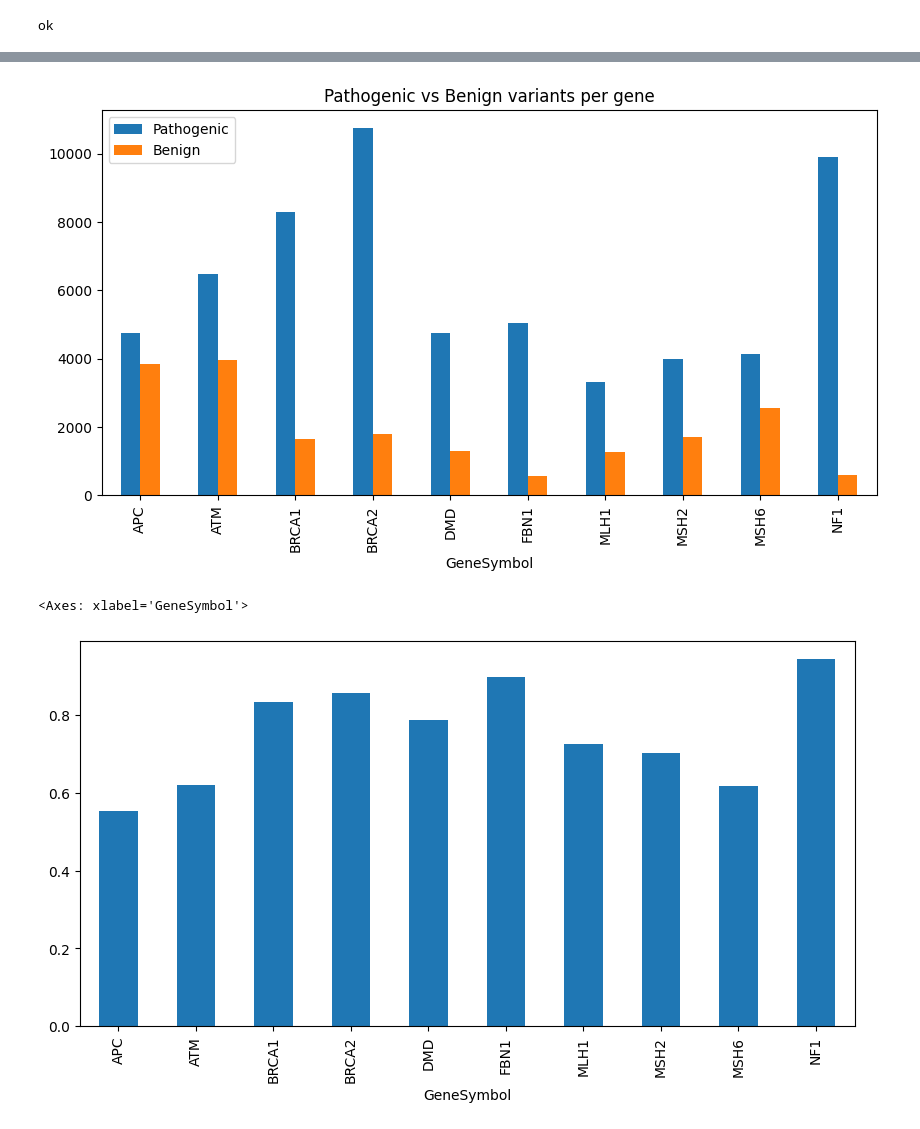
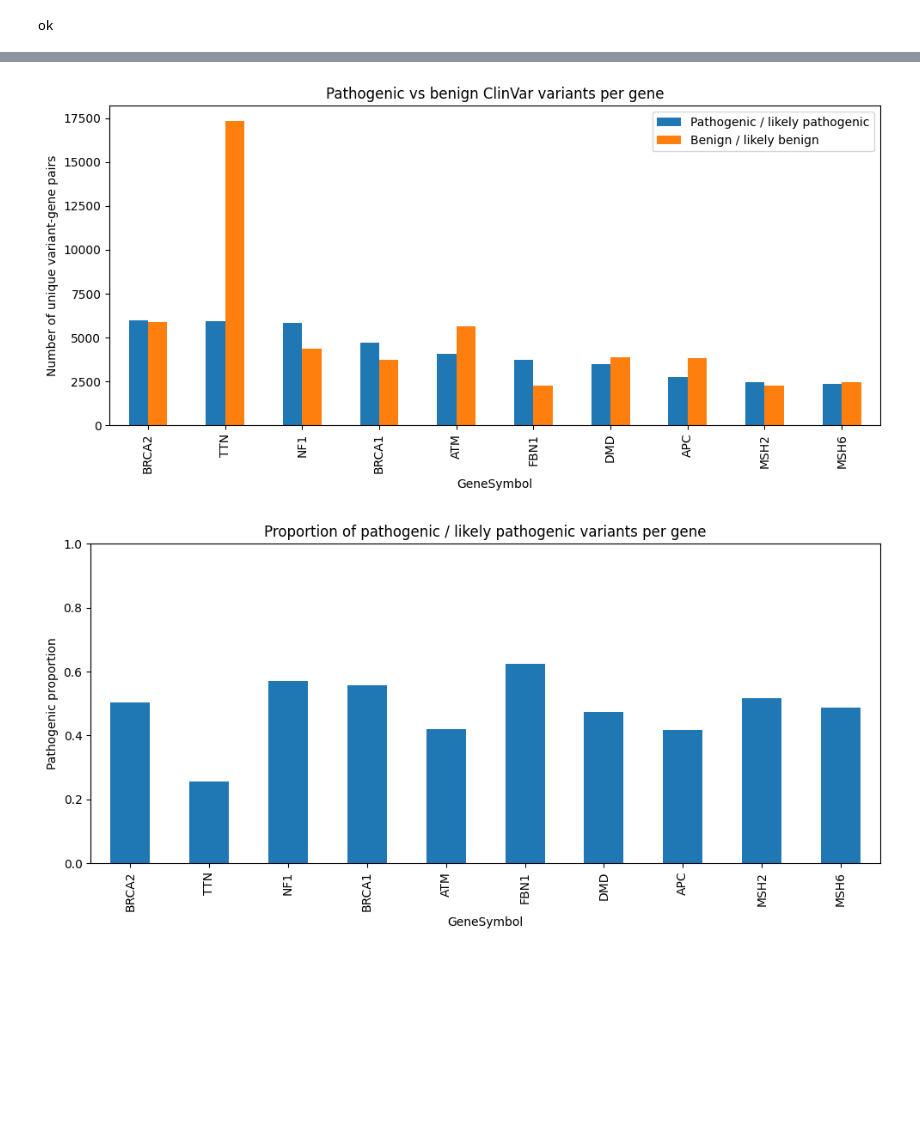
Before and after one commit to JukkaMK/clinvar-pathogenicity-analysis, a Jupyter notebook: notebook/01_pathogenicity_analysis.ipynb, the cells around one changed output, grey strips where cells are left out. Saved outputs shown, nothing was run; the diff lists cells and outputs as text; code cells hidden in the pictures; blank space fills up the shorter version.

Commit message:
Clean ClinVar classification and remove duplicate variant-gene pairs

```diff
--- a/notebook/01_pathogenicity_analysis.ipynb
+++ b/notebook/01_pathogenicity_analysis.ipynb
@@ -44,6 +87,17 @@ Benign: 554593
 # %%
-pathogenic_genes = pathogenic["GeneSymbol"].value_counts().head(10)
-benign_genes = benign["GeneSymbol"].value_counts().head(10)
+pathogenic_genes = (
+    pathogenic_clean["GeneSymbol"]
+    .dropna()
+    .value_counts()
+    .head(10)
+)
+
+benign_genes = (
+    benign_clean["GeneSymbol"]
+    .dropna()
+    .value_counts()
+    .head(10)
+)
 
 pathogenic_genes
 # %% [output]
@@ -89,24 +129,53 @@ Name: count, dtype: float64
 # %%
+import pandas as pd
 import matplotlib.pyplot as plt
 
 top_genes = pathogenic_genes.head(10).index
 
-path_counts = pathogenic[pathogenic["GeneSymbol"].isin(top_genes)]["GeneSymbol"].value_counts()
-benign_counts = benign[benign["GeneSymbol"].isin(top_genes)]["GeneSymbol"].value_counts()
+path_counts = (
+    pathogenic_clean[
+        pathogenic_clean["GeneSymbol"].isin(top_genes)
+    ]["GeneSymbol"]
+    .value_counts()
+)
+
+benign_counts = (
+    benign_clean[
+        benign_clean["GeneSymbol"].isin(top_genes)
+    ]["GeneSymbol"]
+    .value_counts()
+)
 
 df_compare = pd.DataFrame({
-    "Pathogenic": path_counts,
-    "Benign": benign_counts
-}).fillna(0)
+    "Pathogenic / likely pathogenic": path_counts,
+    "Benign / likely benign": benign_counts
+}).reindex(top_genes).fillna(0)
 
-df_compare.plot(kind="bar", figsize=(10,5))
-plt.title("Pathogenic vs Benign variants per gene")
+df_compare.plot(kind="bar", figsize=(10, 5))
+plt.title("Pathogenic vs benign ClinVar variants per gene")
+plt.ylabel("Number of unique variant-gene pairs")
+plt.tight_layout()
 plt.show()
 # %% [output]
-[figure, old version]
+[figure, new version]
 # %%
-df_compare["ratio"] = df_compare["Pathogenic"] / (df_compare["Pathogenic"] + df_compare["Benign"])
-df_compare["ratio"].plot(kind="bar", figsize=(10,5))
+df_compare["ratio"] = (
+    df_compare["Pathogenic / likely pathogenic"] /
+    (
+        df_compare["Pathogenic / likely pathogenic"] +
+        df_compare["Benign / likely benign"]
+    )
+)
+
+df_compare["ratio"].plot(kind="bar", figsize=(10, 5))
+plt.title("Proportion of pathogenic / likely pathogenic variants per gene")
+plt.ylabel("Pathogenic proportion")
+plt.ylim(0, 1)
+plt.tight_layout()
+import os
+os.makedirs("../figures", exist_ok=True)
+
+plt.savefig("../figures/clinvar_pathogenic_ratio.png", dpi=300, bbox_inches="tight")
+plt.show()
 # %% [output]
-<Axes: xlabel='GeneSymbol'>
-[figure, old version]
+[figure, new version]
```
Also changed, not shown: parts of 10 cells of this notebook.
